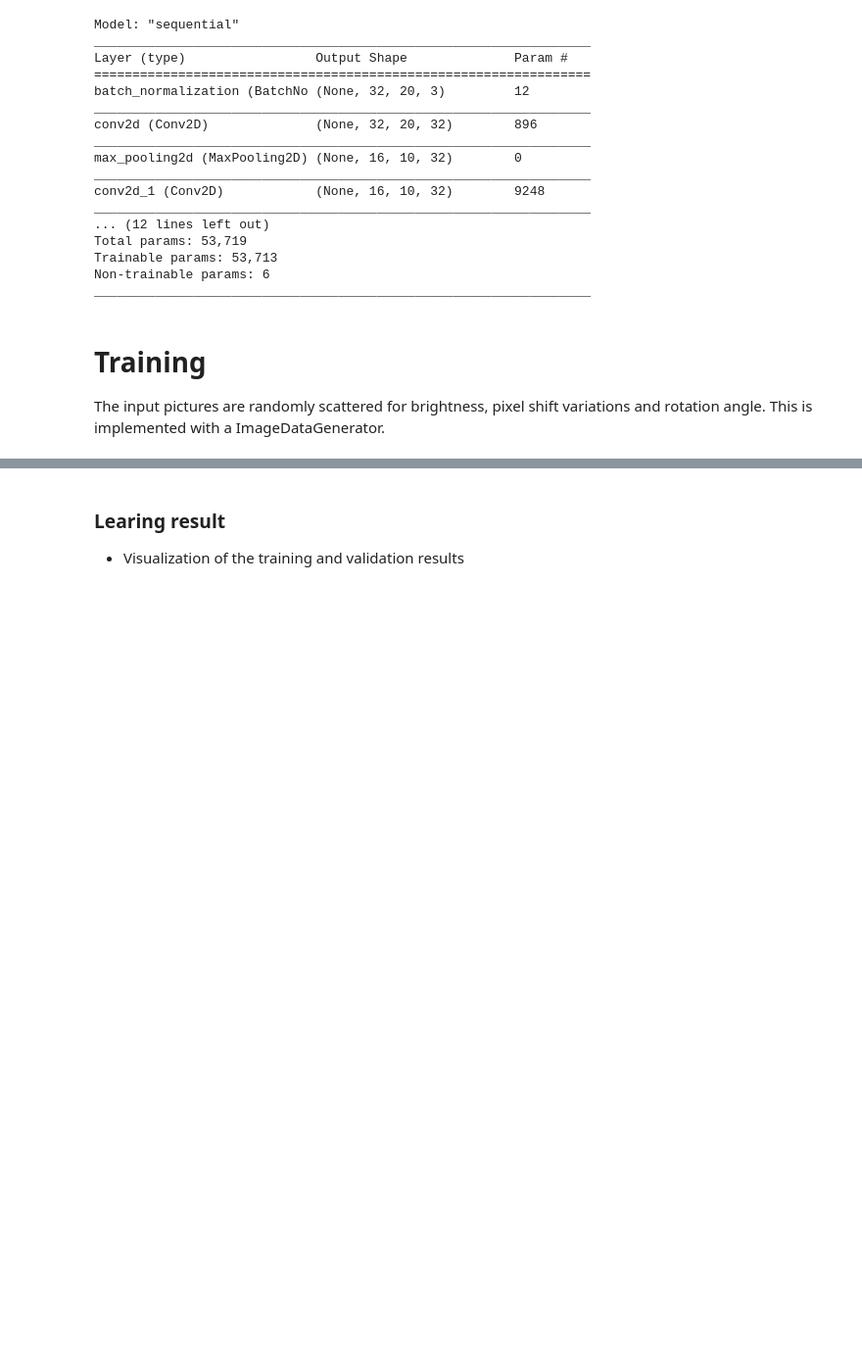
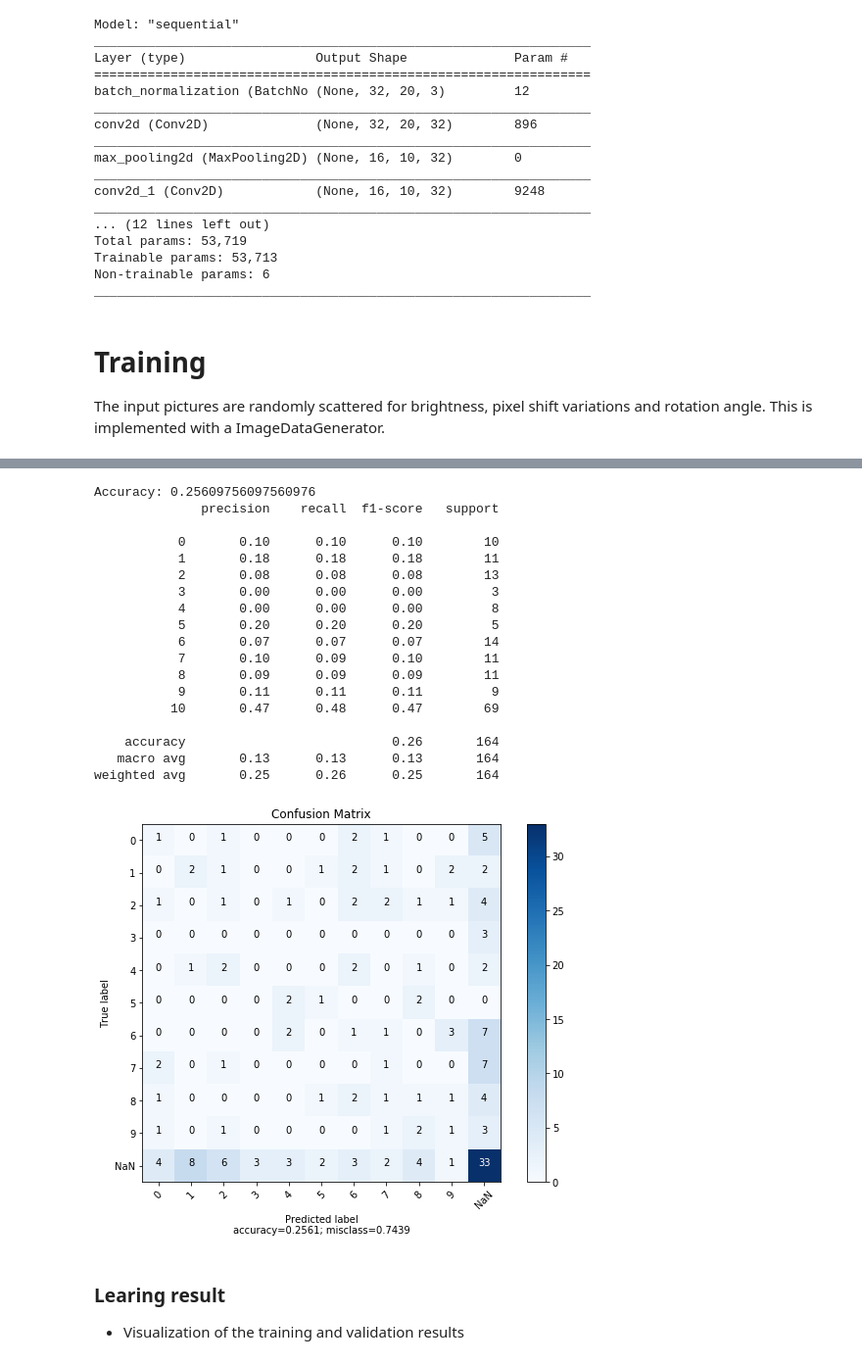
Before and after one commit to dmjimenezbravo/neural-network-digital-counter-readout, a Jupyter notebook: Train_CNN_Digital-Readout-Small-v3.ipynb, the cells around one changed output, grey strips where cells are left out. Shown at 98% size. Drawn from its saved outputs; the diff is of its cells as text; code cells hidden in the pictures; blank space fills up the shorter version.

```diff
--- a/Train_CNN_Digital-Readout-Small-v3.ipynb
+++ b/Train_CNN_Digital-Readout-Small-v3.ipynb
@@ -144,8 +235,8 @@ datagen = ImageDataGenerator(width_shift_range=[-Shift_Range,Shift_Range],
                              rotation_range=Rotation_Angle)
 
 if (Training_Percentage > 0):
-    train_iterator = datagen.flow(x_data, y_data, batch_size=Batch_Size)
-    validation_iterator = datagen.flow(X_test, y_test, batch_size=Batch_Size)
+    train_iterator = datagen.flow(X_train, y_train, batch_size=Batch_Size)
+    validation_iterator = datagen.flow(X_val, y_val, batch_size=Batch_Size)
     history = model.fit_generator(train_iterator, validation_data = validation_iterator, epochs = Epoch_Anz)
 else:
     train_iterator = datagen.flow(x_data, y_data, batch_size=Batch_Size)
@@ -267,3 +266,35 @@ if (Training_Percentage > 0):
+# %%
+if (Testing_Percentage > 0):
+    #class_names = ["0", "1", "2", "3", "4", "5", "6", "7", "8", "9", "NaN"]
+    test_iterator = datagen.flow(X_test, y_test, batch_size=Batch_Size)
+    y_pred = model.predict_generator(test_iterator)
+
+    print('Accuracy: ' + str(accuracy_score(np.argmax(y_test, axis=1), np.argmax(y_pred, axis=1))))
+    print(classification_report(np.argmax(y_test, axis=1), np.argmax(y_pred, axis=1)))
+    plot_confusion_matrix(cm           = confusion_matrix(np.argmax(y_test, axis=1), np.argmax(y_pred, axis=1)),
+                      normalize    = False,
+                      target_names = subdir,
+                      title        = "Confusion Matrix")
+# %% [output]
+Accuracy: 0.25609756097560976
+              precision    recall  f1-score   support
+
+           0       0.10      0.10      0.10        10
+           1       0.18      0.18      0.18        11
+           2       0.08      0.08      0.08        13
+           3       0.00      0.00      0.00         3
+           4       0.00      0.00      0.00         8
+           5       0.20      0.20      0.20         5
+           6       0.07      0.07      0.07        14
+           7       0.10      0.09      0.10        11
+           8       0.09      0.09      0.09        11
+           9       0.11      0.11      0.11         9
+          10       0.47      0.48      0.47        69
+
+    accuracy                           0.26       164
+   macro avg       0.13      0.13      0.13       164
+weighted avg       0.25      0.26      0.25       164
+[figure, added]
 # %% [markdown]
 ### Learing result
 
```
Also changed, not shown: parts of 7 cells of this notebook.
